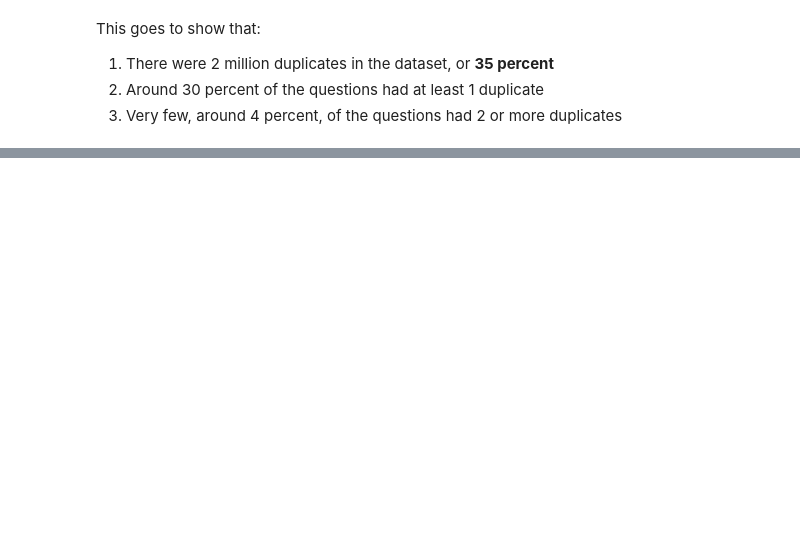
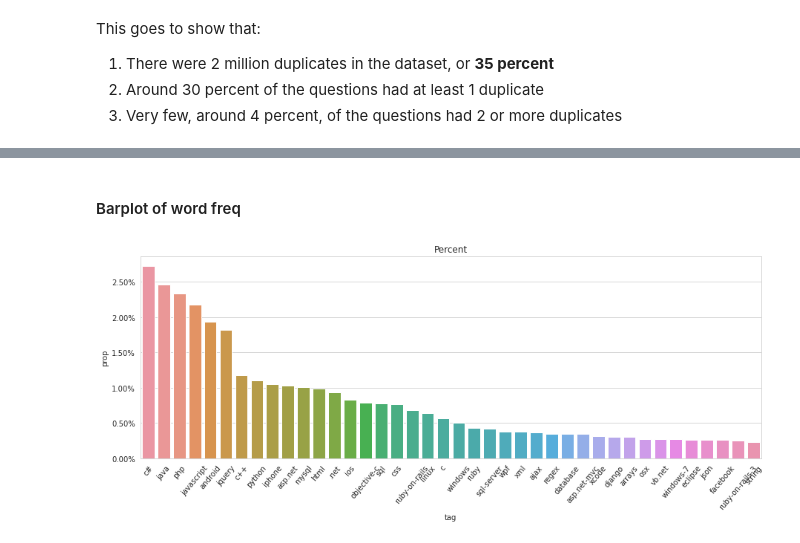
Before and after one commit to k-pulkit/Keywork-Extraction-Kaggle-Stackoverflow, a Jupyter notebook: notebooks/DataCheck.ipynb, the cells around one changed output, grey strips where cells are left out. Cells and saved outputs as stored; diff of their text form; code cells hidden in the pictures; blank space fills up the shorter version.

```diff
--- a/notebooks/DataCheck.ipynb
+++ b/notebooks/DataCheck.ipynb
@@ -210,0 +252,3 @@ This goes to show that:
+# %%
+_ = result.sum(axis=0).tolist()[0]
+_[:10]
@@ -210,0 +257,4 @@ This goes to show that:
+# %%
+tagfreq = datatable.Frame(tag = names, freq = _).sort(-f.freq)
+tagfreq[:, dt.update(prop = f.freq / dt.sum(f.freq))]
+tagfreq.head(4)
@@ -210,0 +269,14 @@ This goes to show that:
+# %% [markdown]
+#### Barplot of word freq
+# %%
+plt.figure(figsize=(15, 5))
+ax = plt.subplot(111)
+
+sns.barplot(x = "tag", y = "prop", data=tagfreq[:40, :].to_pandas())
+plt.xticks(rotation = 50)
+_ = ax.get_yticks()
+ax.set_yticklabels([f"{i:.2%}" for i in _])
+plt.title("Percent")
+plt.show()
+# %% [output]
+[figure, added]
```
Also changed, not shown: parts of 80 cells of this notebook, 1 other file.
